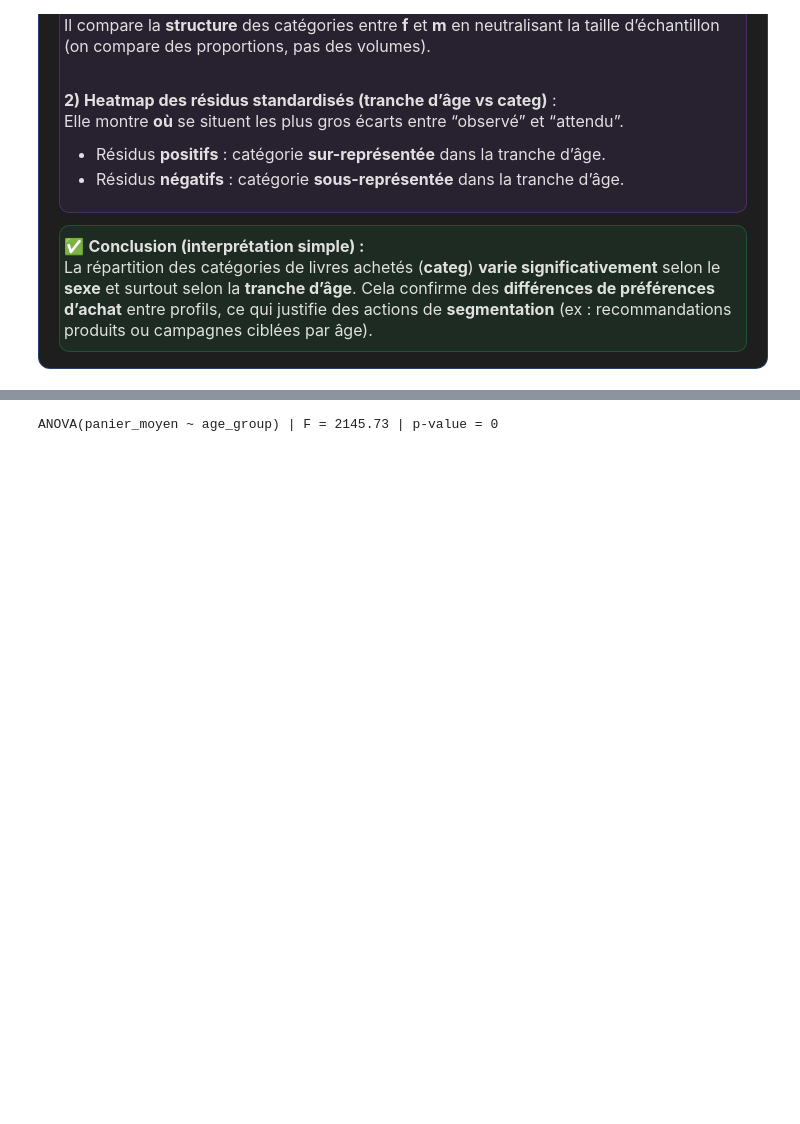
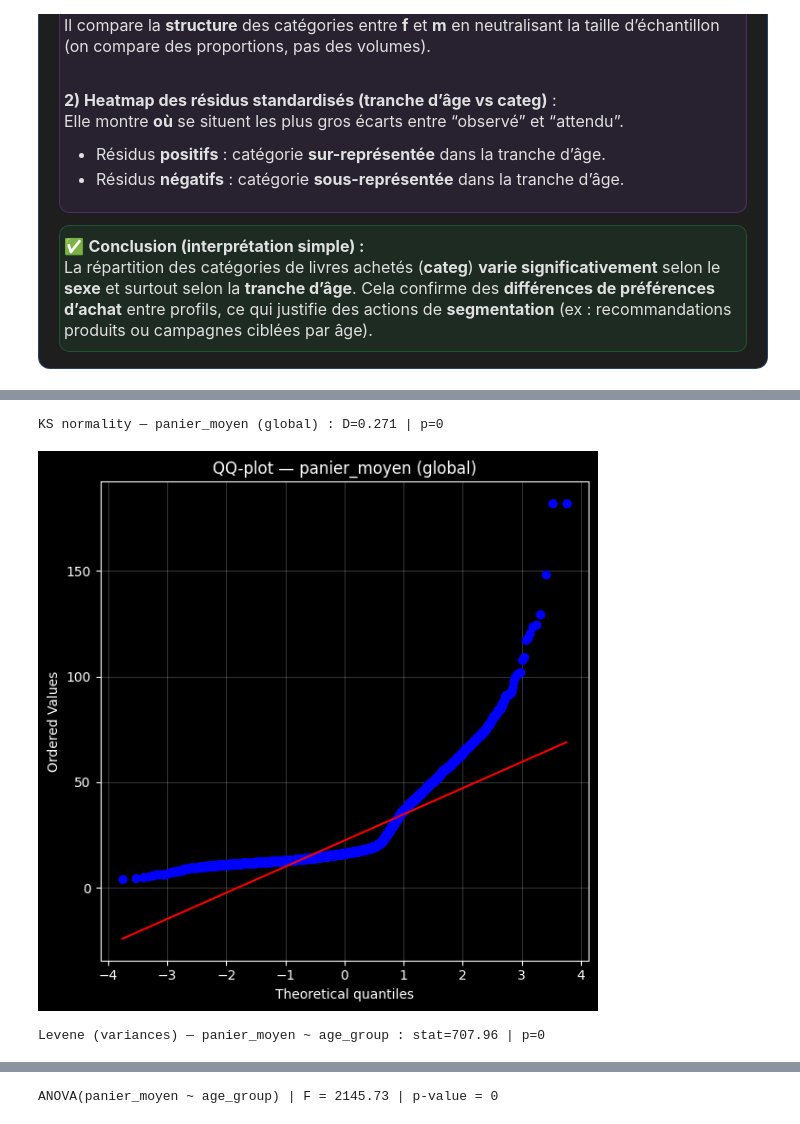
Before and after one commit to Stephane-OC/lapage, a Jupyter notebook: analyse_lapage.ipynb, the cells around one changed output, grey strips where cells are left out. Cells and saved outputs as stored; diff of their text form; code cells hidden in the pictures; blank space fills up the shorter version.

```diff
--- a/analyse_lapage.ipynb
+++ b/analyse_lapage.ipynb
@@ -5807,0 +5784,41 @@ plt.show()
+# %%
+from scipy.stats import kstest, probplot, norm, levene
+
+plt.style.use("dark_background")
+
+def ks_normality_report(x, label):
+    x = np.asarray(x)
+    x = x[~np.isnan(x)]
+    z = (x - x.mean()) / x.std(ddof=1)
+    stat, p = kstest(z, 'norm')
+    print(f"KS normality — {label} : D={stat:.3f} | p={p:.3g}")
+    return stat, p
+
+# 1) KS sur la variable globale
+ks_normality_report(client_stats["panier_moyen"], "panier_moyen (global)")
+
+# 2) QQ-plot global (visuel “cloche”)
+fig, ax = plt.subplots(figsize=(6,6))
+probplot(client_stats["panier_moyen"].dropna(), dist="norm", plot=ax)
+ax.set_title("QQ-plot — panier_moyen (global)")
+ax.grid(alpha=0.2)
+plt.tight_layout()
+plt.show()
+# %% [output]
+KS normality — panier_moyen (global) : D=0.271 | p=0
+[figure, added]
+# %%
+# age_group
+bins = [10, 20, 30, 40, 50, 60, 100]
+labels = ["10-19", "20-29", "30-39", "40-49", "50-59", "60+"]
+client_stats["age_group"] = pd.cut(client_stats["age"], bins=bins, labels=labels, right=False)
+
+# groups + observed=True
+groups = [g["panier_moyen"].dropna().values
+          for _, g in client_stats.groupby("age_group", observed=True)
+          if len(g) > 0]
+
+lev_stat, lev_p = levene(*groups, center="median")
+print(f"Levene (variances) — panier_moyen ~ age_group : stat={lev_stat:.2f} | p={lev_p:.3g}")
+# %% [output]
+Levene (variances) — panier_moyen ~ age_group : stat=707.96 | p=0
```
Also changed, not shown: parts of 54 cells of this notebook, 1 other file.
